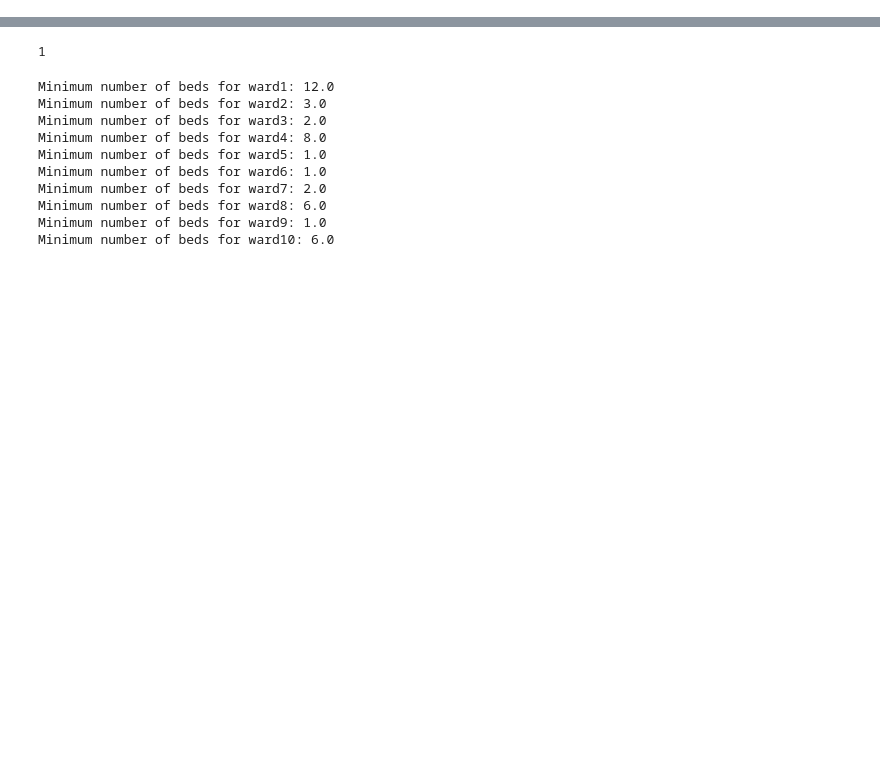
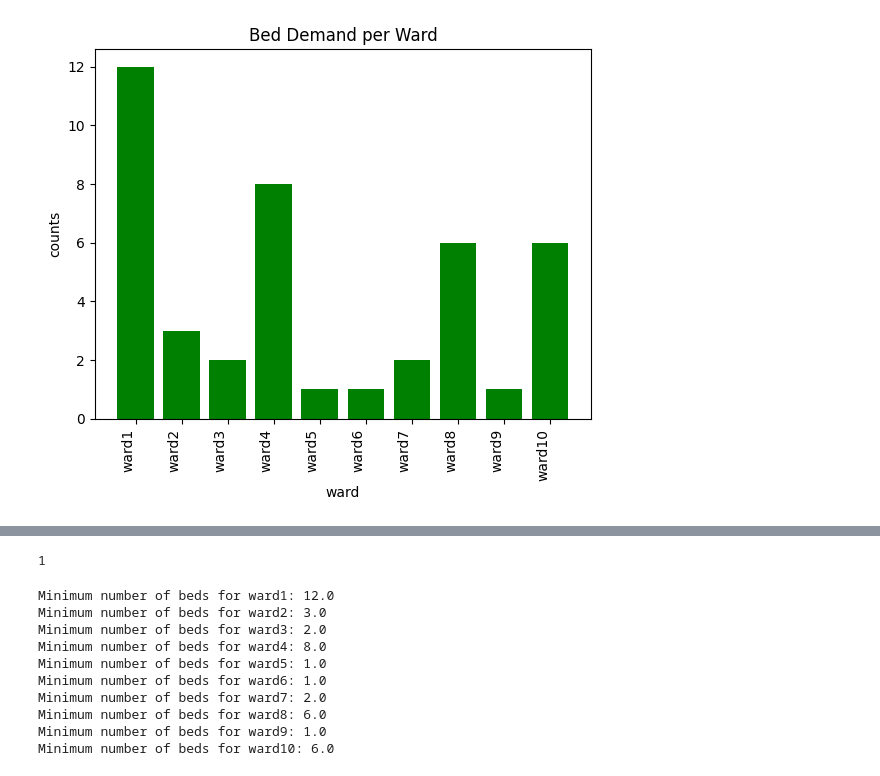
Before and after one commit to kessingtonosazee/GCP_Project_1, a Jupyter notebook: Code_KNN.ipynb, the cells around one changed output, grey strips where cells are left out. Cells and saved outputs as stored; diff of their text form; code cells hidden in the pictures; blank space fills up the shorter version.

```diff
--- a/Code_KNN.ipynb
+++ b/Code_KNN.ipynb
@@ -27,4 +78,4 @@ def priority_levels(ward):
 np.random.seed(42)  # Set seed for reproducibility
 demand_mean = {"ward1": 10, "ward2": 5, "ward3": 5, "ward4": 10, "ward5": 5, "ward6": 5, "ward7": 4, "ward8": 10, "ward9": 5, "ward10": 10}
 demand_std_dev = {"ward1": 3, "ward2": 2, "ward3": 1, "ward4": 3, "ward5":2 , "ward6": 1, "ward7": 2, "ward8": 2, "ward9": 2, "ward10": 3}
-demand = {ward: max(0, int(math.ceil(np.random.normal(demand_mean[ward], demand_std_dev[ward])* priority_levels(ward)))) for ward in wards}
+demand = {ward: max(0, int(math.ceil(np.random.normal(demand_mean[ward], demand_std_dev[ward])* priority_levels[ward]))) for ward in wards}
@@ -47,3 +82,20 @@ demand
+# %%
+# Convert dictionary keys and values to lists
+bed_demand = list(demand.keys())
+count = list(demand.values())
+
+# Create a bar chart
+plt.bar(bed_demand, count, color='green')
+
+# Rotate x-axis labels
+plt.xticks(rotation=90, ha='right')
+
+# Add labels and title
+plt.xlabel('ward')
+plt.ylabel('counts')
+plt.title('Bed Demand per Ward');
+# %% [output]
+[figure, added]
 # %%
 # Real-time bed availability
 real_time_availability = {"ward1":12,"ward2":8,"ward3":7 ,"ward4":15 ,"ward5":7 ,"ward6":5,"ward7":10, "ward8":12, "ward9":6, "ward10":12}
```
Also changed, not shown: parts of 12 cells of this notebook.
